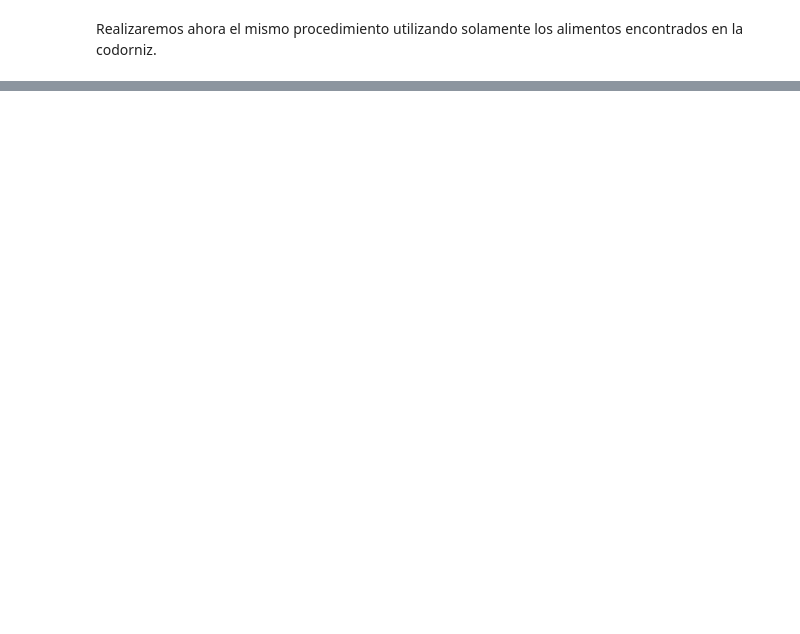
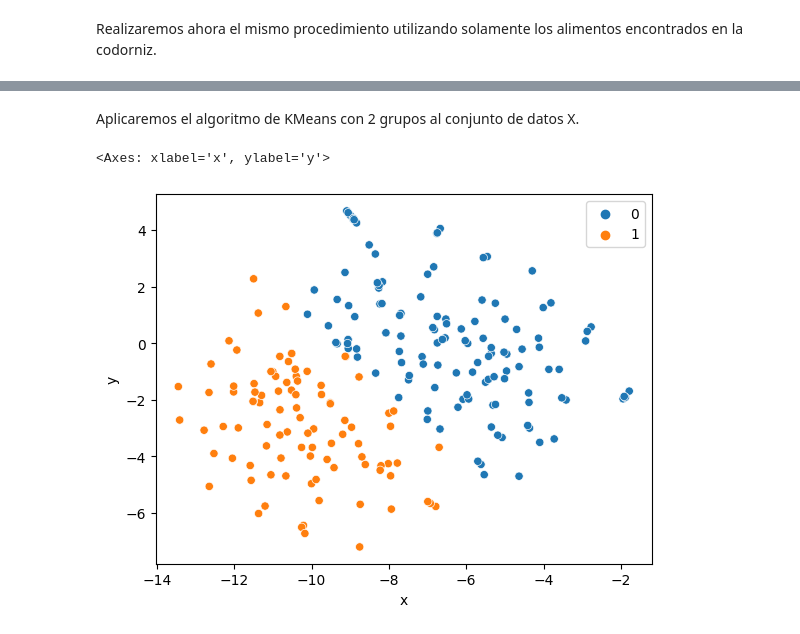
Before and after one commit to fofojaramillo/codornices-proyecto, a Jupyter notebook: Reducción_Dimensionalidad.ipynb, the cells around one changed output, grey strips where cells are left out. Saved outputs shown, nothing was run; the diff lists cells and outputs as text; code cells hidden in the pictures; blank space fills up the shorter version.

```diff
--- a/Reducción_Dimensionalidad.ipynb
+++ b/Reducción_Dimensionalidad.ipynb
@@ -45,0 +50,15 @@ En ambos casos, no se obtuvieron patrones muy claros.
+# %% [markdown]
+Aplicaremos el algoritmo de KMeans con 2 grupos al conjunto de datos X.
+# %%
+from sklearn.cluster import KMeans
+
+import numpy as np
+
+kmeans = KMeans(n_clusters=2, random_state=0, n_init="auto").fit(X_embedded)
+
+kmeans.labels_
+
+sns.scatterplot(DF, x = 'x', y = 'y', hue=kmeans.labels_)
+# %% [output]
+<Axes: xlabel='x', ylabel='y'>
+[figure, added]
```
Also changed, not shown: parts of 12 cells of this notebook, 2 other files.
